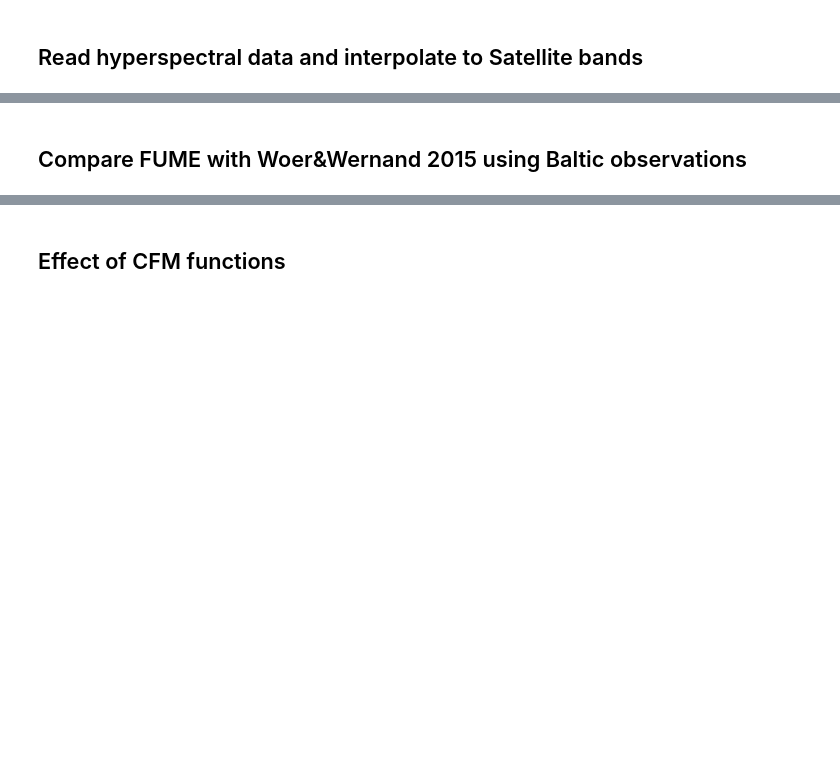
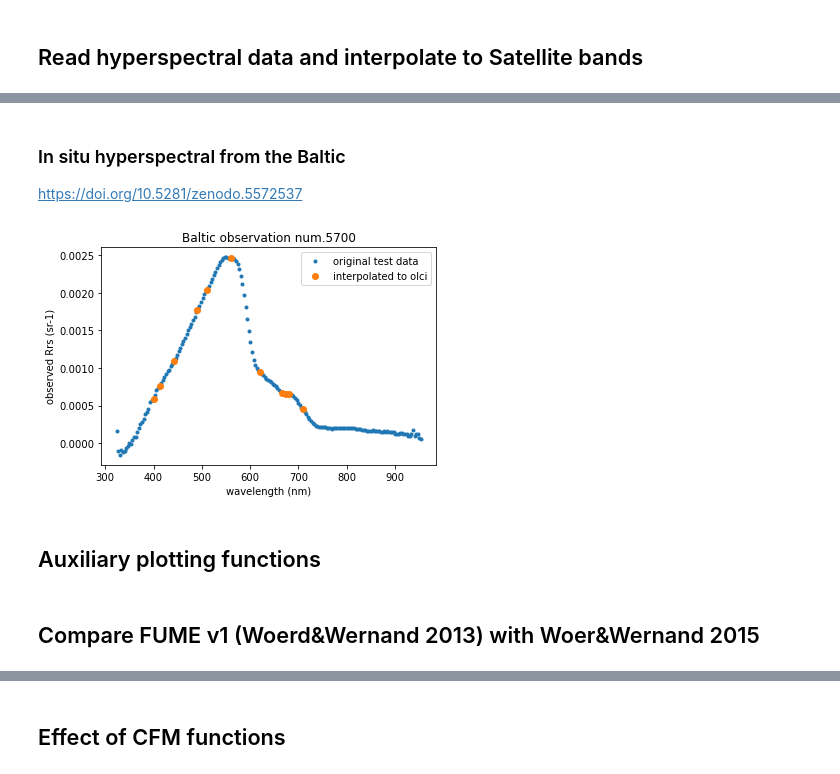
Before and after one commit to CefasRepRes/FUME, a Jupyter notebook: Test_FU.ipynb, the cells around one changed output, grey strips where cells are left out. Cells and saved outputs as stored; diff of their text form; code cells hidden in the pictures; blank space fills up the shorter version.

```diff
--- a/Test_FU.ipynb
+++ b/Test_FU.ipynb
@@ -188,0 +99,25 @@ plt.legend()
+# %% [markdown]
+### In situ hyperspectral from the Baltic
+https://doi.org/10.5281/zenodo.5572537
+# %%
+obs2 = pd.read_csv(sep = "\,", filepath_or_buffer = "data/rrs-bal-filtered.csv").iloc[:,4:]
+obs2band = [int(name.split('_')[1]) for name in obs2.columns]
+obs2wavelength = [int(name.split('_')[-1])/10 for name in obs2.columns]
+
+
+# Plot single spectrum
+iobs=5700
+obs2Rrs = obs2.iloc[iobs].values
+# retrieving the reflectance values for OLCI band frequencies
+sat2Rrs = interp1d(obs2wavelength, obs2Rrs, kind = 'linear')(satwavelength)
+
+plt.plot(obs2wavelength,obs2Rrs,'.',label='original test data')
+plt.plot(satwavelength,sat2Rrs,'o',label='interpolated to '+sensor)
+plt.ylabel('observed Rrs (sr-1)')
+plt.xlabel('wavelength (nm)')
+plt.title(f'Baltic observation num.{iobs}')
+plt.legend();
+# %% [output]
+[figure, added]
+# %% [markdown]
+## Auxiliary plotting functions
@@ -189,2 +161,2 @@ plt.legend()
 # %% [markdown]
-## Compare FUME with Woer&Wernand 2015 using Baltic observations
+## Compare FUME v1 (Woerd&Wernand 2013) with Woer&Wernand 2015
```
Also changed, not shown: parts of 27 cells of this notebook, 5 other files.
